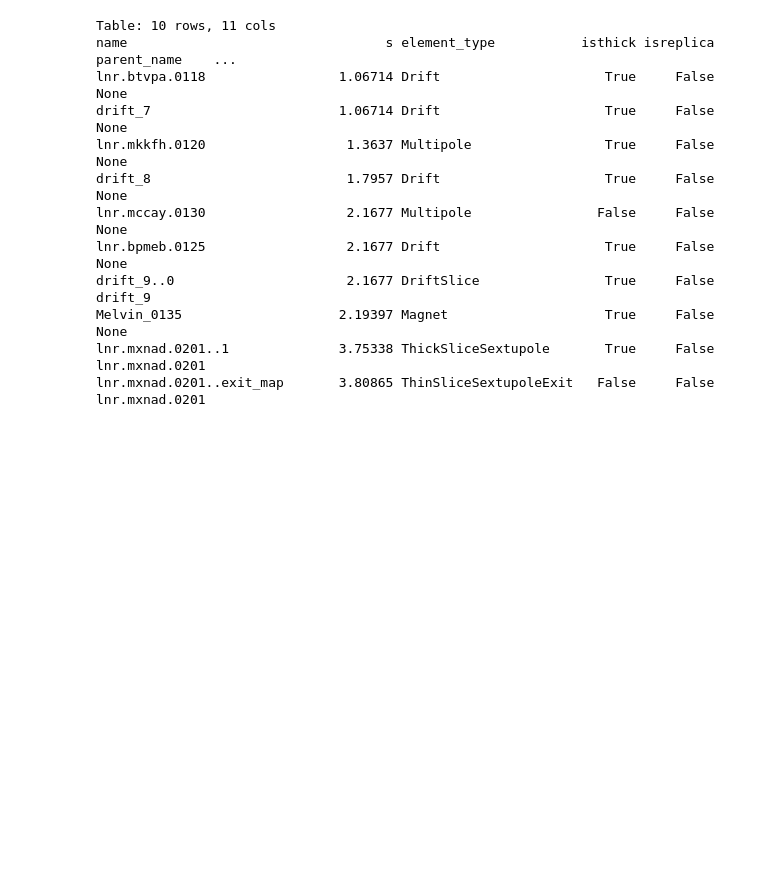
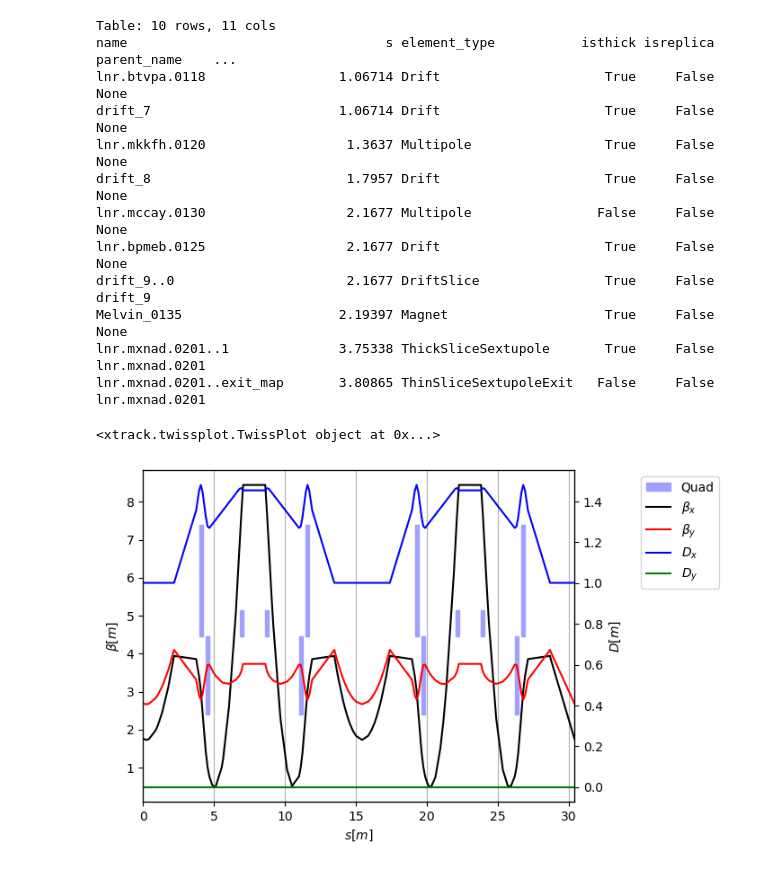
Before and after one commit to xsuite/bpmeth, a Jupyter notebook: examples/ELENA/ring/fast_hamilton_fieldmap.ipynb, the cells around one changed output. Cells and saved outputs as stored; diff of their text form; code cells hidden in the pictures; blank space fills up the shorter version.

```diff
--- a/examples/fast_hamilton/example_fieldmap.ipynb
+++ b/examples/ELENA/ring/fast_hamilton_fieldmap.ipynb
@@ -27,7 +28,7 @@ B_dip_T = 0.42881  # Design dipole field in Tesla
 # bpmeth dipole fieldmap model with splines #
 #############################################
 
-data = np.loadtxt("../ELENA/dipole/ELENA_fieldmap.csv", skiprows=1, delimiter=",")[:, [0,1,2,7,8,9]]  # Fieldmap in Tesla
+data = np.loadtxt("../dipole/ELENA_fieldmap.csv", skiprows=1, delimiter=",")[:, [0,1,2,7,8,9]]  # Fieldmap in Tesla
 Brho = B_dip_T * rho  # T.m
 dipole = bpmeth.Fieldmap(data)
 dipole.rescale(1/Brho)
@@ -412,3 +433,8 @@ lnr.mxnad.0201..exit_map       3.80865 ThinSliceSextupoleExit   False     False
 # %%
 # Twiss can take quite long
 tw = line.twiss4d(include_collective=True)
+# %%
+tw.plot()
+# %% [output]
+<xtrack.twissplot.TwissPlot object at 0x...>
+[figure, added]
```
Also changed, not shown: parts of 3 cells of this notebook.
